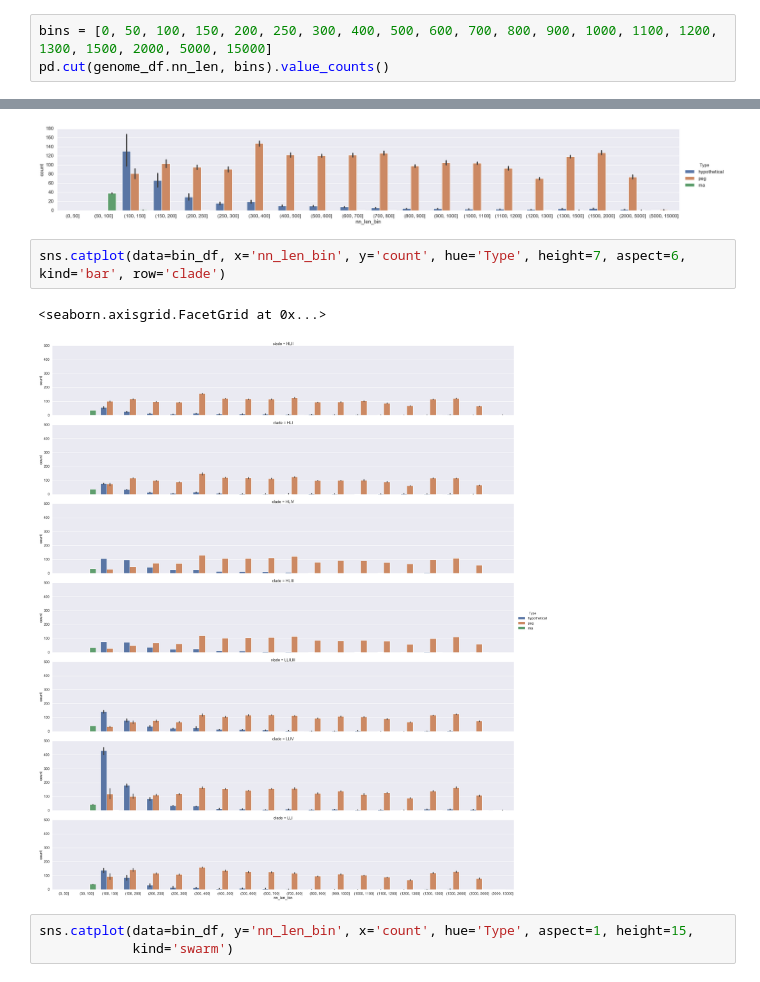
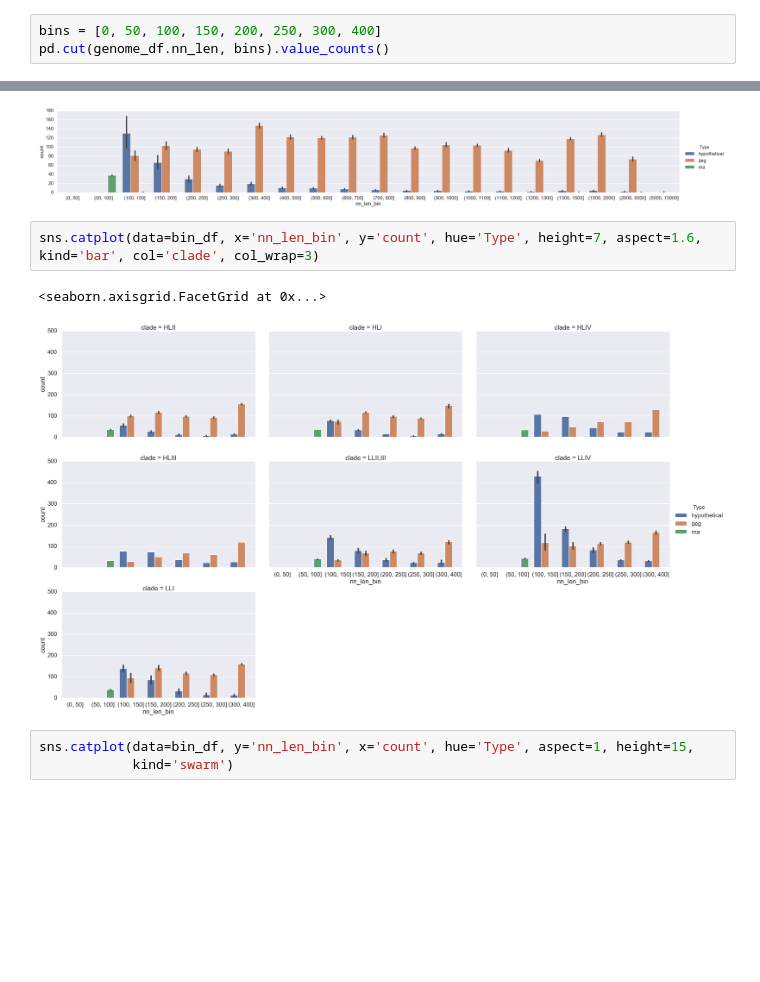
Before and after one commit to wosnat/sep, a Jupyter notebook: ripp try2 3_7_2019.ipynb, the cells around one changed output, grey strips where cells are left out. Drawn from its saved outputs; the diff is of its cells as text; blank space fills up the shorter version.

```diff
--- a/ripp try2 3_7_2019.ipynb
+++ b/ripp try2 3_7_2019.ipynb
@@ -474,6 +472,6 @@ g.set(yscale='log')
 <seaborn.axisgrid.FacetGrid at 0x...>
 [figure]
 # %%
-bins = [0, 50, 100, 150, 200, 250, 300, 400, 500, 600, 700, 800, 900, 1000, 1100, 1200, 1300, 1500, 2000, 5000, 15000]
+bins = [0, 50, 100, 150, 200, 250, 300, 400]
 pd.cut(genome_df.nn_len, bins).value_counts()
 # %% [output]
@@ -566,10 +533,10 @@ sns.catplot(data=bin_df, x='nn_len_bin', y='count', hue='Type', height=7, aspect
 <seaborn.axisgrid.FacetGrid at 0x...>
 [figure]
 # %%
-sns.catplot(data=bin_df, x='nn_len_bin', y='count', hue='Type', height=7, aspect=6, kind='bar', row='clade')
+sns.catplot(data=bin_df, x='nn_len_bin', y='count', hue='Type', height=7, aspect=1.6, kind='bar', col='clade', col_wrap=3)
 # %% [output]
 <seaborn.axisgrid.FacetGrid at 0x...>
-[figure, old version]
+[figure, new version]
 # %%
 sns.catplot(data=bin_df, y='nn_len_bin', x='count', hue='Type', aspect=1, height=15,
             kind='swarm')
```
Also changed, not shown: parts of 13 cells of this notebook, 1 other file.
